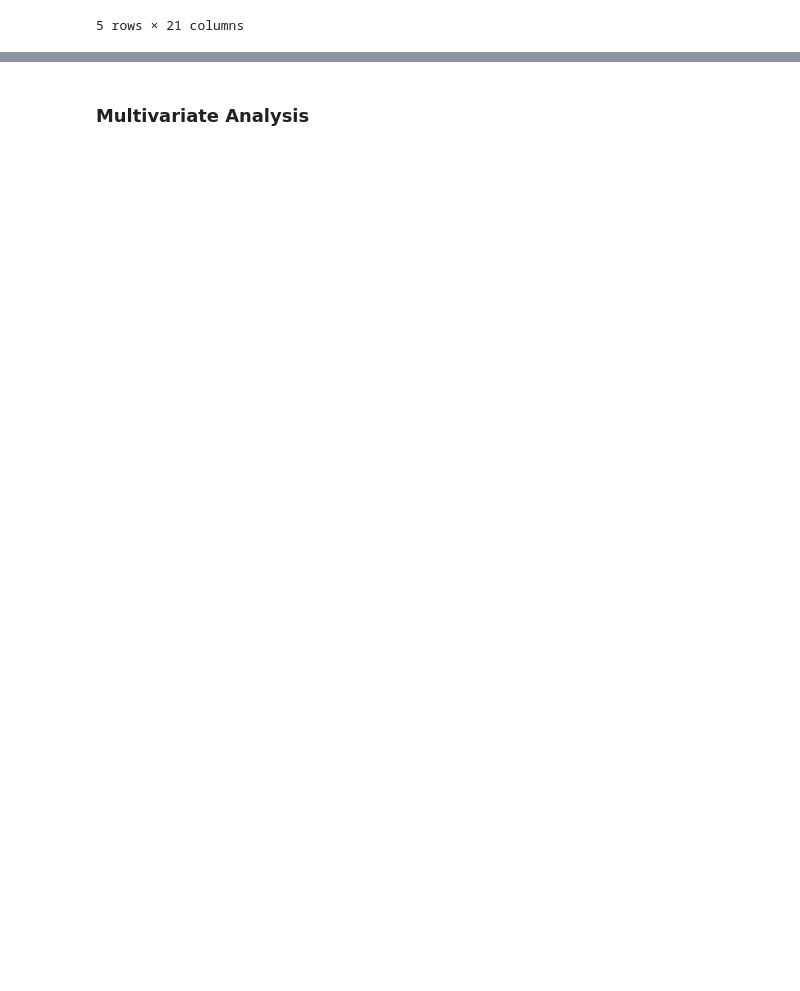
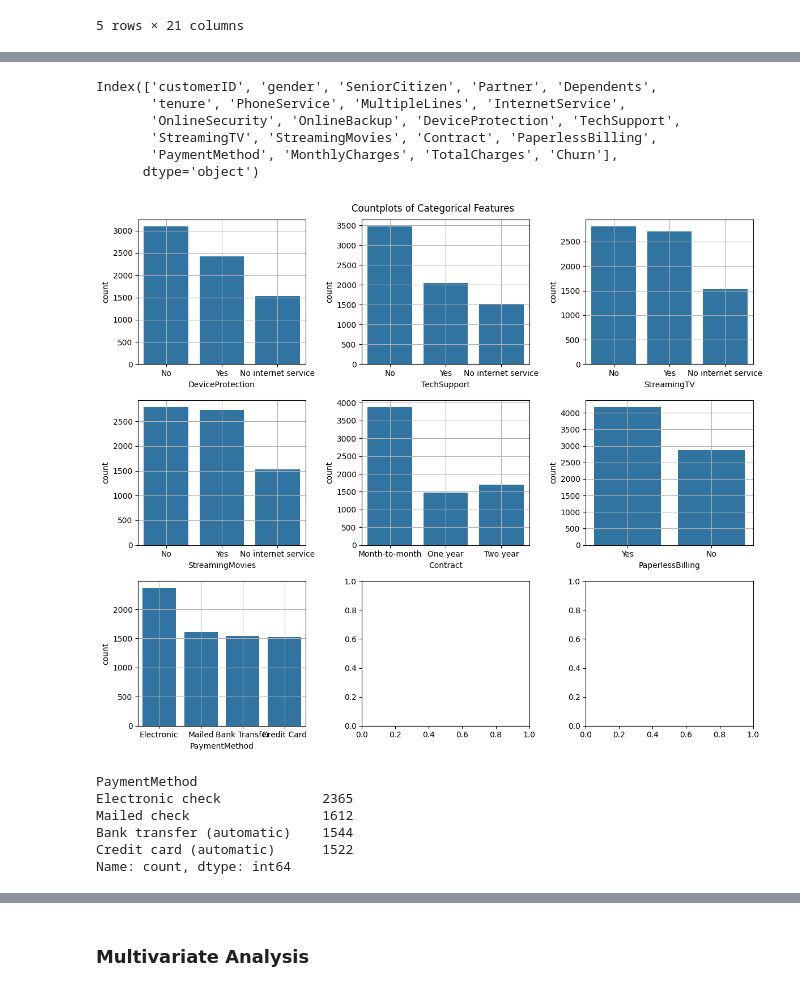
Before and after one commit to Priyanshu-Upadhyay-27/end-to-end-churn-ml, a Jupyter notebook: notebooks/EDA-Churn.ipynb, the cells around one changed output, grey strips where cells are left out. Drawn from its saved outputs; the diff is of its cells as text; code cells hidden in the pictures; blank space fills up the shorter version.

```diff
--- a/notebooks/EDA-Churn.ipynb
+++ b/notebooks/EDA-Churn.ipynb
@@ -118,0 +171,55 @@ sns.catplot(x = "gender", data = cf, kind = "count", hue = "churn") # male are m
+# %%
+cf.columns
+# %% [output]
+Index(['customerID', 'gender', 'SeniorCitizen', 'Partner', 'Dependents',
+       'tenure', 'PhoneService', 'MultipleLines', 'InternetService',
+       'OnlineSecurity', 'OnlineBackup', 'DeviceProtection', 'TechSupport',
+       'StreamingTV', 'StreamingMovies', 'Contract', 'PaperlessBilling',
+       'PaymentMethod', 'MonthlyCharges', 'TotalCharges', 'Churn'],
+      dtype='object')
+# %%
+fig, axes = plt.subplots(3, 3, figsize=(12, 10))
+
+sns.countplot(x = "DeviceProtection", data = cf, ax = axes[0,0])
+axes[0,0].grid(True)
+
+sns.countplot(x = "TechSupport", data = cf, ax = axes[0,1])
+axes[0,1].grid(True)
+
+sns.countplot(x = "StreamingTV", data = cf, ax = axes[0,2])
+axes[0,2].grid(True)
+
+sns.countplot(x = "StreamingMovies", data = cf, ax = axes[1, 0])
+axes[1,0].grid(True)
+
+sns.countplot(x = "Contract", data = cf, ax = axes[1,1])
+axes[1,1].grid(True)
+
+sns.countplot(x = "PaperlessBilling", data = cf, ax = axes[1, 2])
+axes[1,2].grid(True)
+
+cf['PaymentMethod'] = cf['PaymentMethod'].replace({
+    'Electronic check': 'Electronic',
+    'Mailed check': 'Mailed',
+    'Bank transfer (automatic)': 'Bank Transfer',
+    'Credit card (automatic)': 'Credit Card'
+})
+
+sns.countplot(x = "PaymentMethod", data = cf, ax = axes[2, 0])
+axes[2,0].grid(True)
+
+fig.suptitle("Countplots of Categorical Features")
+
+plt.tight_layout()
+plt.show()
+# %% [output]
+[figure, added]
+# %%
+cf["PaymentMethod"].value_counts()
+# %% [output]
+PaymentMethod
+Electronic check             2365
+Mailed check                 1612
+Bank transfer (automatic)    1544
+Credit card (automatic)      1522
+Name: count, dtype: int64
```
Also changed, not shown: parts of 5 cells of this notebook.
